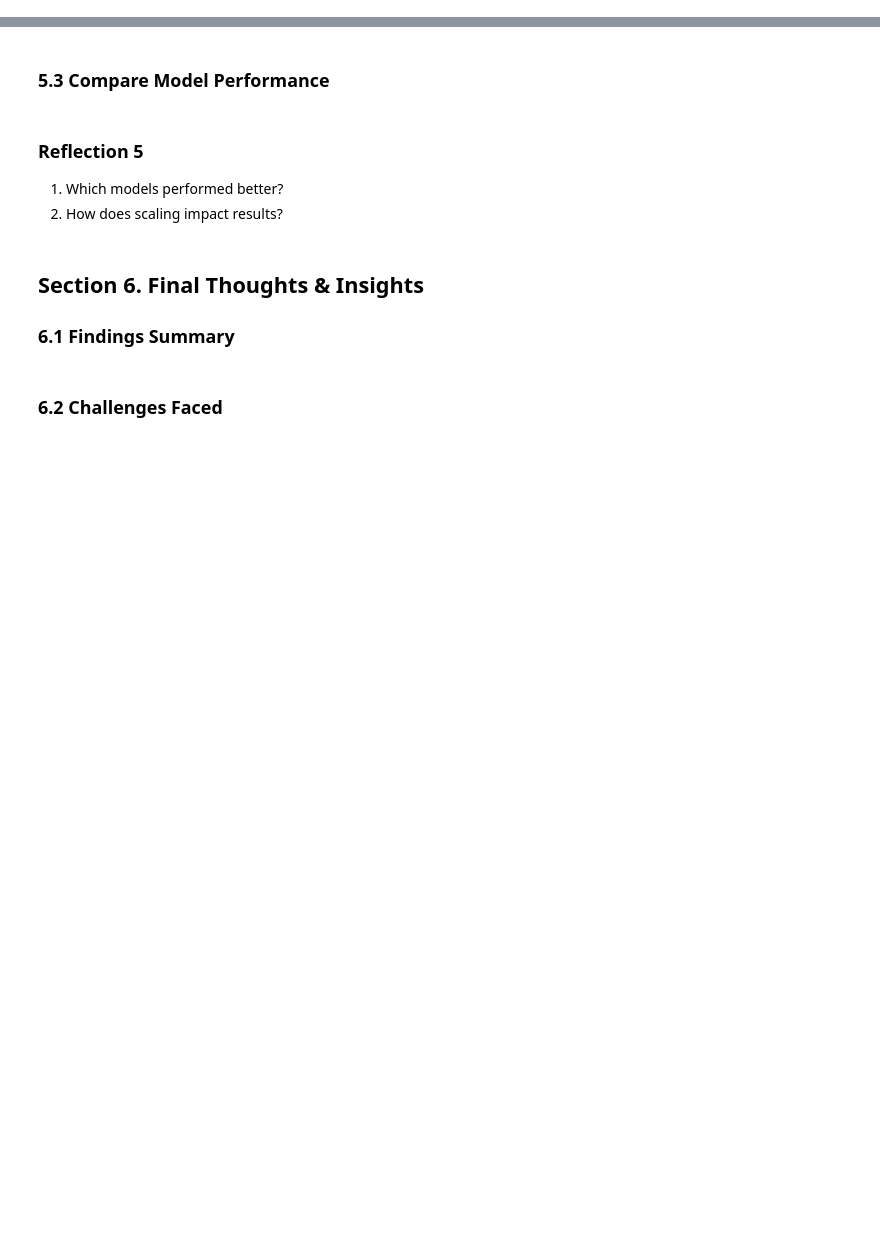
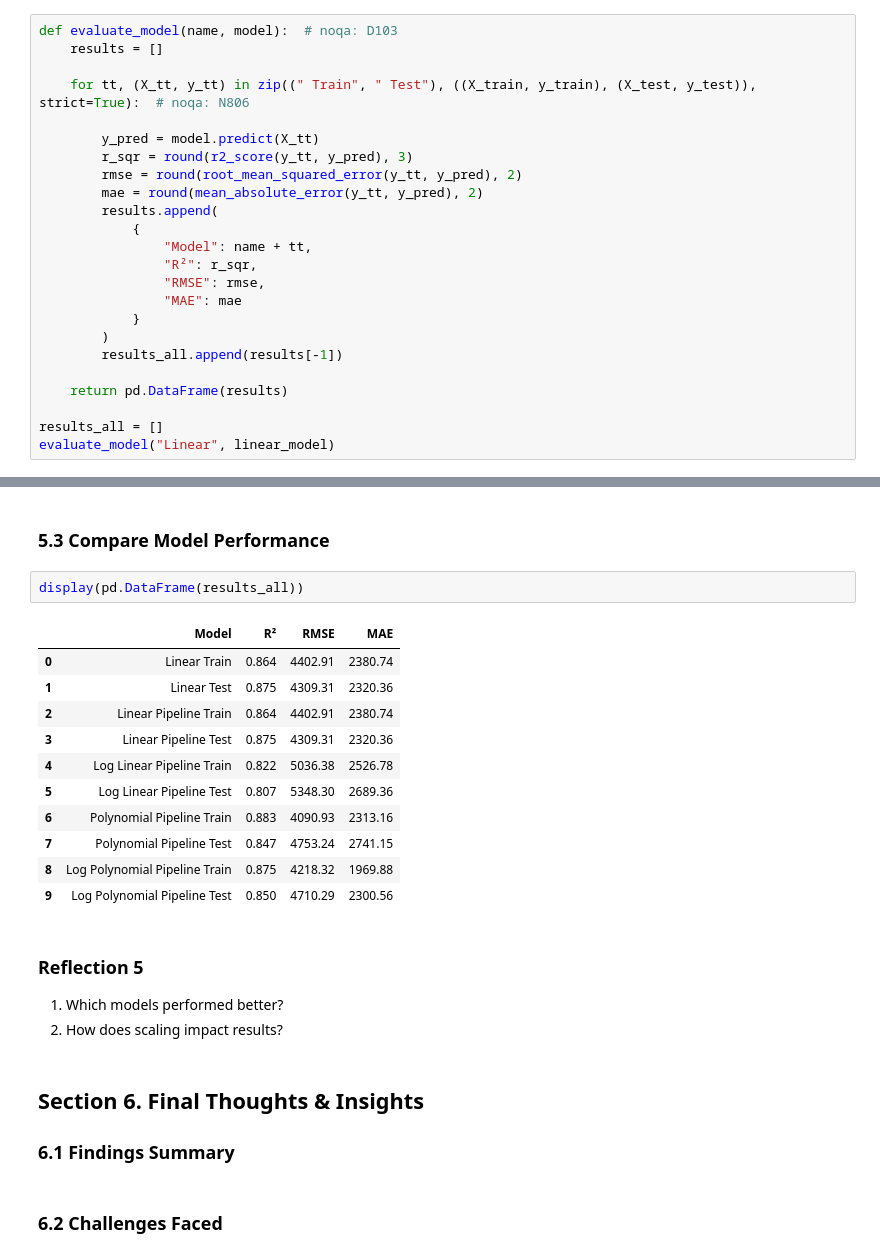
Before and after one commit to JfromNWMS/ml_regression_jordan, a Jupyter notebook: regression_jordan.ipynb, the cells around one changed output, grey strips where cells are left out. Cells and saved outputs as stored; diff of their text form; blank space fills up the shorter version.

```diff
--- a/regression_jordan.ipynb
+++ b/regression_jordan.ipynb
@@ -277,3 +279,27 @@ Assign target variable to y (as applicable)
 ### 4.3 Evaluate Performance
 
 Regression: R^2, MAE, RMSE (RMSE has been recently updated)
+# %%
+def evaluate_model(name, model):  # noqa: D103
+    results = []
+
+    for tt, (X_tt, y_tt) in zip((" Train", " Test"), ((X_train, y_train), (X_test, y_test)), strict=True):  # noqa: N806
+
+        y_pred = model.predict(X_tt)
+        r_sqr = round(r2_score(y_tt, y_pred), 3)
+        rmse = round(root_mean_squared_error(y_tt, y_pred), 2)
+        mae = round(mean_absolute_error(y_tt, y_pred), 2)
+        results.append(
+            {
+                "Model": name + tt,
+                "R²": r_sqr,
+                "RMSE": rmse,
+                "MAE": mae
+            }
+        )
+        results_all.append(results[-1])
+
+    return pd.DataFrame(results)
+
+results_all = []
+evaluate_model("Linear", linear_model)
@@ -291,5 +368,19 @@ Regression: R^2, MAE, RMSE (RMSE has been recently updated)
 # %% [markdown]
 ### 5.3 Compare Model Performance
+# %%
+display(pd.DataFrame(results_all))
+# %% [output]
+|  | Model | R² | RMSE | MAE |
+| 0 | Linear Train | 0.864 | 4402.91 | 2380.74 |
+| 1 | Linear Test | 0.875 | 4309.31 | 2320.36 |
+| 2 | Linear Pipeline Train | 0.864 | 4402.91 | 2380.74 |
+| 3 | Linear Pipeline Test | 0.875 | 4309.31 | 2320.36 |
+| 4 | Log Linear Pipeline Train | 0.822 | 5036.38 | 2526.78 |
+| 5 | Log Linear Pipeline Test | 0.807 | 5348.30 | 2689.36 |
+| 6 | Polynomial Pipeline Train | 0.883 | 4090.93 | 2313.16 |
+| 7 | Polynomial Pipeline Test | 0.847 | 4753.24 | 2741.15 |
+| 8 | Log Polynomial Pipeline Train | 0.875 | 4218.32 | 1969.88 |
+| 9 | Log Polynomial Pipeline Test | 0.850 | 4710.29 | 2300.56 |
 # %% [markdown]
 ### Reflection 5
 
```
Also changed, not shown: parts of 11 cells of this notebook, 3 other files.
